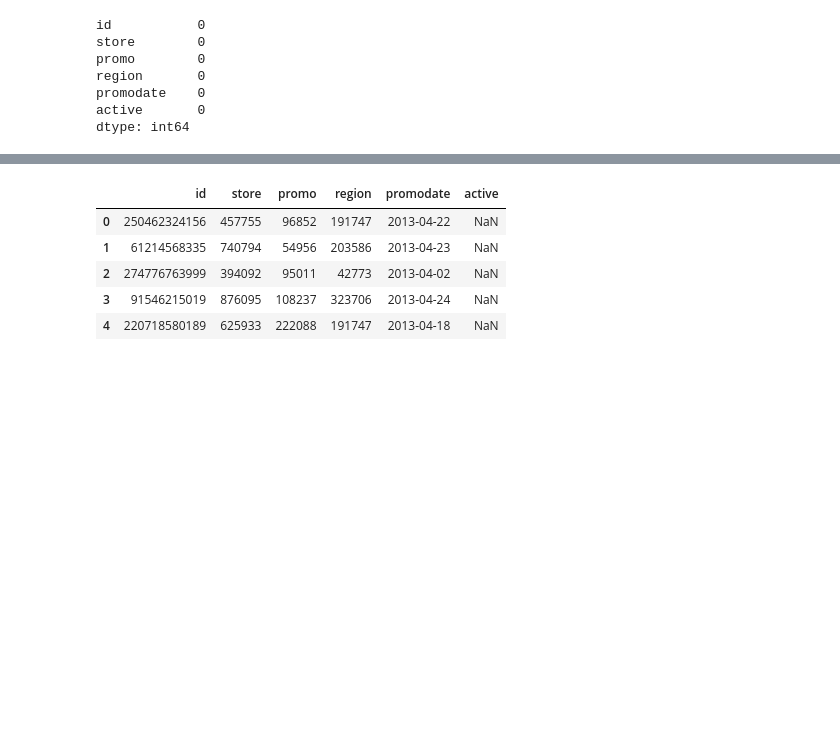
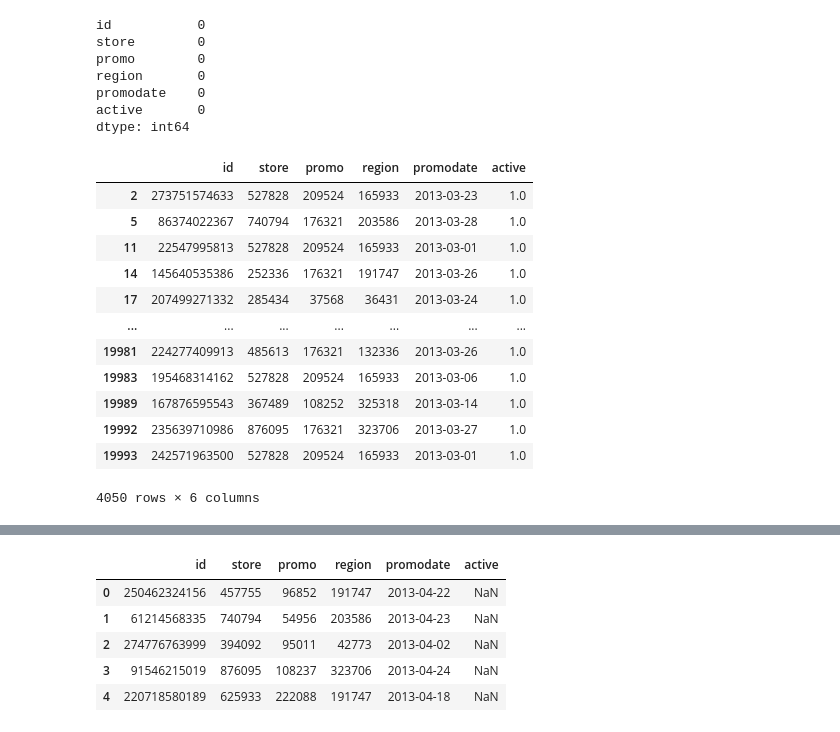
Before and after one commit to MiracleSkyHawk/RSM8521_A5_Final, a Jupyter notebook: Changsong Yang - Assignment 3.ipynb, the cells around one changed output, grey strips where cells are left out. Cells and saved outputs as stored; diff of their text form; code cells hidden in the pictures; blank space fills up the shorter version.

```diff
--- a/Changsong Yang - Assignment 3.ipynb
+++ b/Changsong Yang - Assignment 3.ipynb
@@ -54,3 +54,19 @@ region       0
 promodate    0
 active       0
 dtype: int64
+# %%
+train_history[train_history['active']==1]
+# %% [output]
+|  | id | store | promo | region | promodate | active |
+| 2 | 273751574633 | 527828 | 209524 | 165933 | 2013-03-23 | 1.0 |
+| 5 | 86374022367 | 740794 | 176321 | 203586 | 2013-03-28 | 1.0 |
+| 11 | 22547995813 | 527828 | 209524 | 165933 | 2013-03-01 | 1.0 |
+| 14 | 145640535386 | 252336 | 176321 | 191747 | 2013-03-26 | 1.0 |
+| 17 | 207499271332 | 285434 | 37568 | 36431 | 2013-03-24 | 1.0 |
+| ... | ... | ... | ... | ... | ... | ... |
+| 19981 | 224277409913 | 485613 | 176321 | 132336 | 2013-03-26 | 1.0 |
+| 19983 | 195468314162 | 527828 | 209524 | 165933 | 2013-03-06 | 1.0 |
+| 19989 | 167876595543 | 367489 | 108252 | 325318 | 2013-03-14 | 1.0 |
+| 19992 | 235639710986 | 876095 | 176321 | 323706 | 2013-03-27 | 1.0 |
+| 19993 | 242571963500 | 527828 | 209524 | 165933 | 2013-03-01 | 1.0 |
+4050 rows × 6 columns
```
Also changed, not shown: parts of 4 cells of this notebook.
